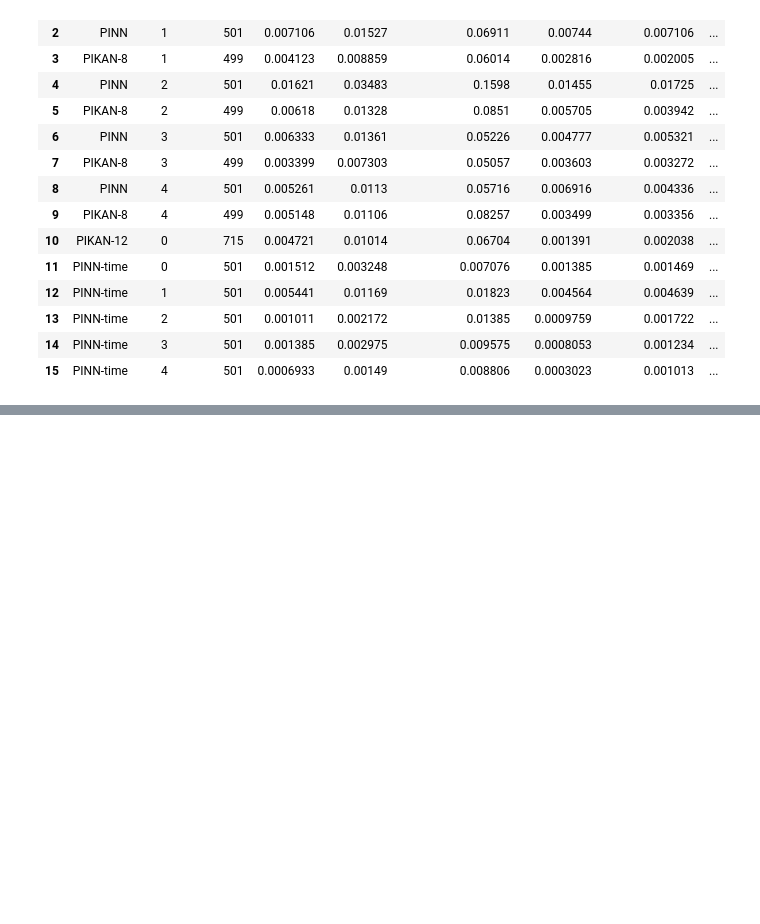
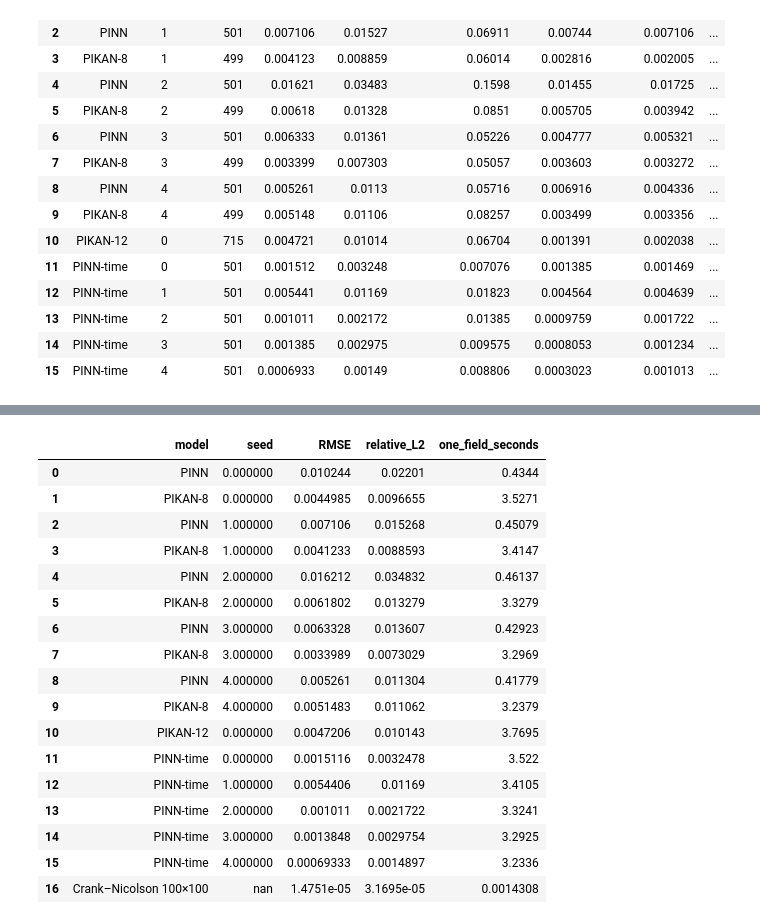
Before and after one commit to OussemaBenAmeur/Benchmark-Heat-Equation, a Jupyter notebook: PIKAN_Heat_Equation.ipynb, the cells around one changed output, grey strips where cells are left out. Drawn from its saved outputs; the diff is of its cells as text; code cells hidden in the pictures; blank space fills up the shorter version.

```diff
--- a/PIKAN_Heat_Equation.ipynb
+++ b/PIKAN_Heat_Equation.ipynb
@@ -296,0 +303,97 @@ display(results.style.format({c: "{:.4g}" for c in results.select_dtypes("number
+# %%
+from scipy.sparse import diags, eye
+from scipy.sparse.linalg import splu
+
+
+def crank_nicolson(nx=100, nt=100):
+    x = np.linspace(0.0, 1.0, nx + 1)
+    t = np.linspace(0.0, 1.0, nt + 1)
+    dx, dt = 1.0 / nx, 1.0 / nt
+    ratio = ALPHA * dt / dx**2
+    interior_count = nx - 1
+    laplacian = diags((np.ones(interior_count - 1),
+                       -2 * np.ones(interior_count),
+                       np.ones(interior_count - 1)), (-1, 0, 1), format="csc")
+    identity = eye(interior_count, format="csc")
+    left = (identity - 0.5 * ratio * laplacian).tocsc()
+    right = (identity + 0.5 * ratio * laplacian).tocsc()
+    solve = splu(left).solve
+    field = np.zeros((nx + 1, nt + 1), dtype=np.float64)
+    field[:, 0] = np.sin(np.pi * x)
+    state = field[1:-1, 0].copy()
+    for step in range(1, nt + 1):
+        state = solve(right @ state)
+        field[1:-1, step] = state
+    return x, t, field
+
+
+def exact_on_grid(x, t):
+    return np.sin(np.pi * x[:, None]) * np.exp(-ALPHA * np.pi**2 * t[None, :])
+
+
+def time_call(fn, repeats=20):
+    fn()  # warm-up outside timed repetitions
+    durations = []
+    for _ in range(repeats):
+        start = time.perf_counter()
+        fn()
+        durations.append(time.perf_counter() - start)
+    return float(np.median(durations))
+
+
+cn_x, cn_t, cn_field = crank_nicolson(100, 100)
+assert np.max(np.abs(cn_field[:, 0] - np.sin(np.pi * cn_x))) < 1e-14
+assert np.max(np.abs(cn_field[[0, -1], 1:])) == 0
+cn_exact = exact_on_grid(cn_x, cn_t)
+cn_error = cn_field - cn_exact
+cn_rmse = float(np.sqrt(np.mean(cn_error**2)))
+cn_relative_l2 = float(np.linalg.norm(cn_error) / np.linalg.norm(cn_exact))
+cn_full_seconds = time_call(lambda: crank_nicolson(100, 100))
+
+resolution_rows = []
+for intervals in (25, 50, 100, 200):
+    x, t, field = crank_nicolson(intervals, intervals)
+    reference = exact_on_grid(x, t)
+    resolution_rows.append({"intervals": intervals, "dx": 1 / intervals,
+                            "RMSE": float(np.sqrt(np.mean((field - reference)**2))),
+                            "relative_L2": float(np.linalg.norm(field - reference) / np.linalg.norm(reference)),
+                            "solve_ms": 1000 * time_call(lambda n=intervals: crank_nicolson(n, n), repeats=12)})
+resolution_df = pd.DataFrame(resolution_rows)
+
+def full_grid_inference(model):
+    with torch.no_grad():
+        return model(test_coords)
+
+neural_grid_seconds = {key: time_call(lambda m=model: full_grid_inference(m), repeats=20)
+                       for key, model in models.items()}
+results["full_grid_inference_ms"] = [1000 * neural_grid_seconds[key] for key in RUNS]
+results["one_field_seconds"] = [train_times[key] + neural_grid_seconds[key] for key in RUNS]
+comparison = pd.concat([
+    results[["model", "seed", "RMSE", "relative_L2", "one_field_seconds"]],
+    pd.DataFrame([{"model": "Crank–Nicolson 100×100", "seed": np.nan,
+                   "RMSE": cn_rmse, "relative_L2": cn_relative_l2,
+                   "one_field_seconds": cn_full_seconds}])
+], ignore_index=True)
+display(comparison.style.format({"RMSE": "{:.5g}", "relative_L2": "{:.5g}",
+                                 "one_field_seconds": "{:.5g}"}))
+display(resolution_df.style.format({"dx": "{:.4g}", "RMSE": "{:.5g}",
+                                     "relative_L2": "{:.5g}", "solve_ms": "{:.3f}"}))
+# %% [output]
+|  | model | seed | RMSE | relative_L2 | one_field_seconds |
+| 0 | PINN | 0.000000 | 0.010244 | 0.02201 | 0.4344 |
+| 1 | PIKAN-8 | 0.000000 | 0.0044985 | 0.0096655 | 3.5271 |
+| 2 | PINN | 1.000000 | 0.007106 | 0.015268 | 0.45079 |
+| 3 | PIKAN-8 | 1.000000 | 0.0041233 | 0.0088593 | 3.4147 |
+| 4 | PINN | 2.000000 | 0.016212 | 0.034832 | 0.46137 |
+| 5 | PIKAN-8 | 2.000000 | 0.0061802 | 0.013279 | 3.3279 |
+| 6 | PINN | 3.000000 | 0.0063328 | 0.013607 | 0.42923 |
+| 7 | PIKAN-8 | 3.000000 | 0.0033989 | 0.0073029 | 3.2969 |
+| 8 | PINN | 4.000000 | 0.005261 | 0.011304 | 0.41779 |
+| 9 | PIKAN-8 | 4.000000 | 0.0051483 | 0.011062 | 3.2379 |
+| 10 | PIKAN-12 | 0.000000 | 0.0047206 | 0.010143 | 3.7695 |
+| 11 | PINN-time | 0.000000 | 0.0015116 | 0.0032478 | 3.522 |
+| 12 | PINN-time | 1.000000 | 0.0054406 | 0.01169 | 3.4105 |
+| 13 | PINN-time | 2.000000 | 0.001011 | 0.0021722 | 3.3241 |
+| 14 | PINN-time | 3.000000 | 0.0013848 | 0.0029754 | 3.2925 |
+| 15 | PINN-time | 4.000000 | 0.00069333 | 0.0014897 | 3.2336 |
+| 16 | Crank–Nicolson 100×100 | nan | 1.4751e-05 | 3.1695e-05 | 0.0014308 |
```
Also changed, not shown: parts of 4 cells of this notebook.
